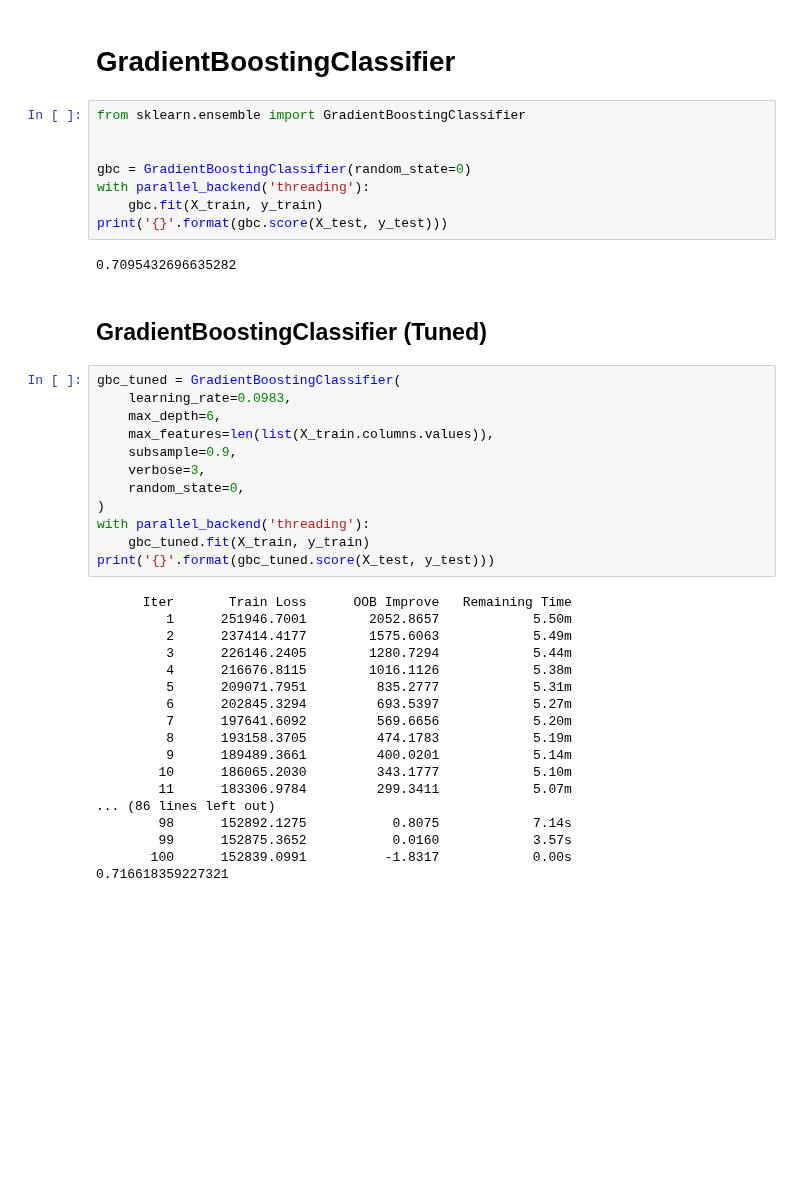
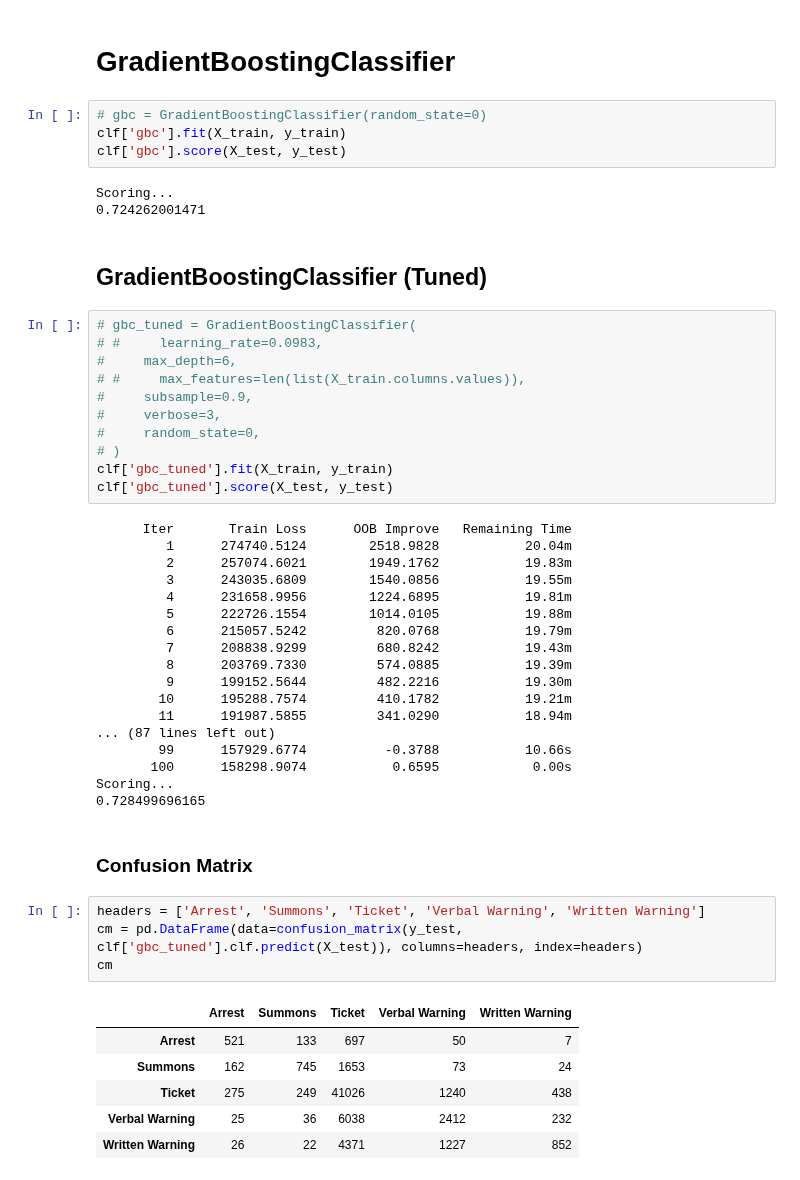
Before and after one commit to patrickmpoon/machine-learning, a Jupyter notebook: projects/capstone/Stage 2.ipynb, the cells around one changed output. Drawn from its saved outputs; the diff is of its cells as text; blank space fills up the shorter version.

```diff
--- a/projects/capstone/Stage 2.ipynb
+++ b/projects/capstone/Stage 2.ipynb
@@ -133,44 +152,53 @@ eclf.estimators_
 # %% [markdown]
 # GradientBoostingClassifier
 # %%
-from sklearn.ensemble import GradientBoostingClassifier
-
-
-gbc = GradientBoostingClassifier(random_state=0)
-with parallel_backend('threading'):
-    gbc.fit(X_train, y_train)
-print('{}'.format(gbc.score(X_test, y_test)))
+# gbc = GradientBoostingClassifier(random_state=0)
+clf['gbc'].fit(X_train, y_train)
+clf['gbc'].score(X_test, y_test)
 # %% [output]
-0.7095432696635282
+Scoring...
+0.724262001471
 # %% [markdown]
 ## GradientBoostingClassifier (Tuned)
 # %%
-gbc_tuned = GradientBoostingClassifier(
-    learning_rate=0.0983,
-    max_depth=6,
-    max_features=len(list(X_train.columns.values)),
-    subsample=0.9,
-    verbose=3,
-    random_state=0,
-)
-with parallel_backend('threading'):
-    gbc_tuned.fit(X_train, y_train)
-print('{}'.format(gbc_tuned.score(X_test, y_test)))
+# gbc_tuned = GradientBoostingClassifier(
+# #     learning_rate=0.0983,
+#     max_depth=6,
+# #     max_features=len(list(X_train.columns.values)),
+#     subsample=0.9,
+#     verbose=3,
+#     random_state=0,
+# )
+clf['gbc_tuned'].fit(X_train, y_train)
+clf['gbc_tuned'].score(X_test, y_test)
 # %% [output]
       Iter       Train Loss      OOB Improve   Remaining Time
-         1      251946.7001        2052.8657            5.50m
-         2      237414.4177        1575.6063            5.49m
-         3      226146.2405        1280.7294            5.44m
-         4      216676.8115        1016.1126            5.38m
-         5      209071.7951         835.2777            5.31m
-         6      202845.3294         693.5397            5.27m
-         7      197641.6092         569.6656            5.20m
-         8      193158.3705         474.1783            5.19m
-         9      189489.3661         400.0201            5.14m
-        10      186065.2030         343.1777            5.10m
-        11      183306.9784         299.3411            5.07m
-... (86 lines left out)
-        98      152892.1275           0.8075            7.14s
-        99      152875.3652           0.0160            3.57s
-       100      152839.0991          -1.8317            0.00s
-0.716618359227321
+         1      274740.5124        2518.9828           20.04m
+         2      257074.6021        1949.1762           19.83m
+         3      243035.6809        1540.0856           19.55m
+         4      231658.9956        1224.6895           19.81m
+         5      222726.1554        1014.0105           19.88m
+         6      215057.5242         820.0768           19.79m
+         7      208838.9299         680.8242           19.43m
+         8      203769.7330         574.0885           19.39m
+         9      199152.5644         482.2216           19.30m
+        10      195288.7574         410.1782           19.21m
+        11      191987.5855         341.0290           18.94m
+... (87 lines left out)
+        99      157929.6774          -0.3788           10.66s
+       100      158298.9074           0.6595            0.00s
+Scoring...
+0.728499696165
+# %% [markdown]
+### Confusion Matrix
+# %%
+headers = ['Arrest', 'Summons', 'Ticket', 'Verbal Warning', 'Written Warning']
+cm = pd.DataFrame(data=confusion_matrix(y_test, clf['gbc_tuned'].clf.predict(X_test)), columns=headers, index=headers)
+cm
+# %% [output]
+|  | Arrest | Summons | Ticket | Verbal Warning | Written Warning |
+| Arrest | 521 | 133 | 697 | 50 | 7 |
+| Summons | 162 | 745 | 1653 | 73 | 24 |
+| Ticket | 275 | 249 | 41026 | 1240 | 438 |
+| Verbal Warning | 25 | 36 | 6038 | 2412 | 232 |
+| Written Warning | 26 | 22 | 4371 | 1227 | 852 |
```
Also changed, not shown: parts of 23 cells of this notebook, 15 other files.
